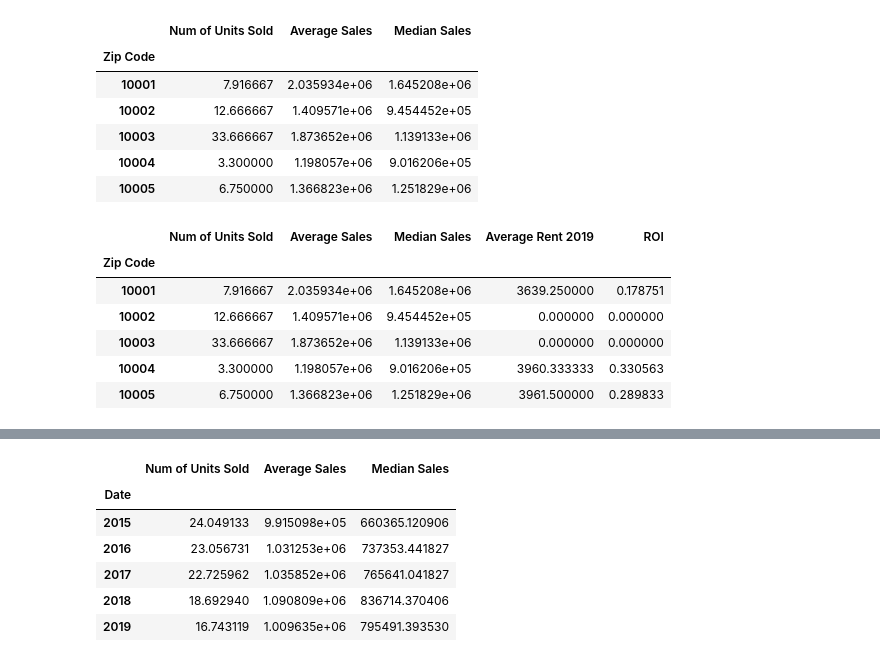
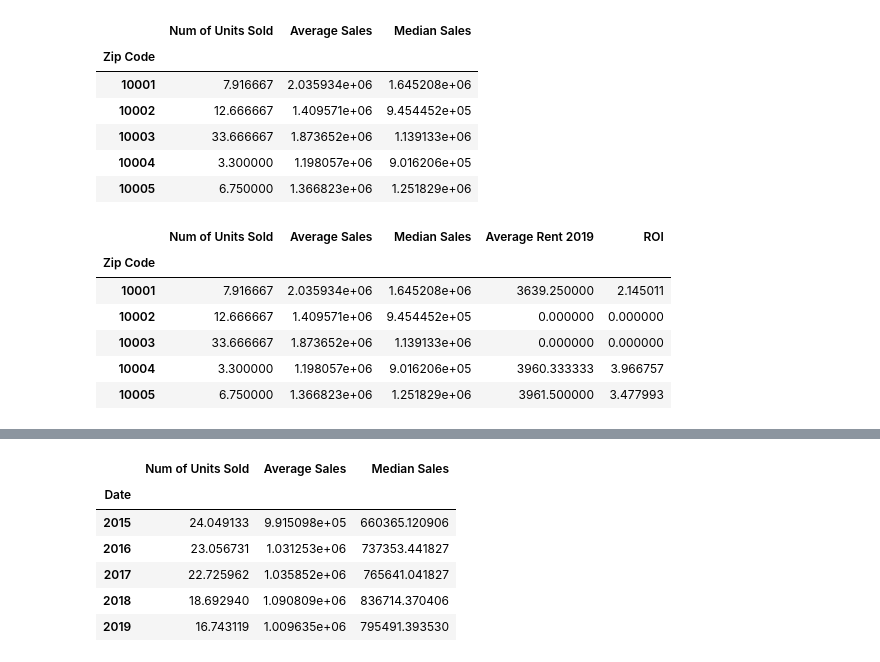
Before and after one commit to ShakedRj/NYC_Real_Estate, a Jupyter notebook: pull_alldata.ipynb, the cells around one changed output, grey strips where cells are left out. Cells and saved outputs as stored; diff of their text form; code cells hidden in the pictures.

```diff
--- a/pull_alldata.ipynb
+++ b/pull_alldata.ipynb
@@ -286,19 +292,19 @@ df.head()
 # %%
 # merge rent data, average sales and return
 
 cleaned_rent_data.sort_index(inplace=True)
 df_new = pd.concat([df,cleaned_rent_data], axis=1, join='outer', ignore_index=False, keys=None,
           levels=None, names=None, verify_integrity=False, copy=True)
 
 df_new.fillna(0, inplace=True)
-df_new['ROI'] = df_new['Average Rent 2019']/df_new['Average Sales'] * 100
+df_new['ROI'] = df_new['Average Rent 2019']*12/df_new['Average Sales'] * 100
 df_new.head()
 # %% [output]
 |  | Num of Units Sold | Average Sales | Median Sales | Average Rent 2019 | ROI |
 | Zip Code |  |  |  |  |  |
-| 10001 | 7.916667 | 2.035934e+06 | 1.645208e+06 | 3639.250000 | 0.178751 |
+| 10001 | 7.916667 | 2.035934e+06 | 1.645208e+06 | 3639.250000 | 2.145011 |
 | 10002 | 12.666667 | 1.409571e+06 | 9.454452e+05 | 0.000000 | 0.000000 |
 | 10003 | 33.666667 | 1.873652e+06 | 1.139133e+06 | 0.000000 | 0.000000 |
-| 10004 | 3.300000 | 1.198057e+06 | 9.016206e+05 | 3960.333333 | 0.330563 |
-| 10005 | 6.750000 | 1.366823e+06 | 1.251829e+06 | 3961.500000 | 0.289833 |
+| 10004 | 3.300000 | 1.198057e+06 | 9.016206e+05 | 3960.333333 | 3.966757 |
+| 10005 | 6.750000 | 1.366823e+06 | 1.251829e+06 | 3961.500000 | 3.477993 |
 # %%
```
Also changed, not shown: parts of 16 cells of this notebook.
